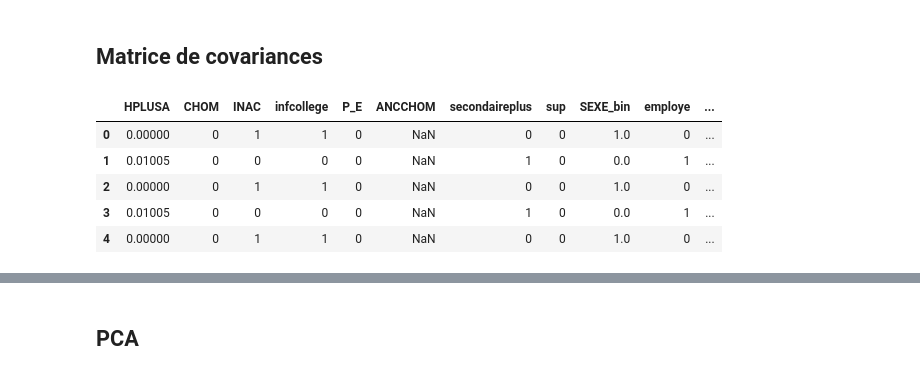
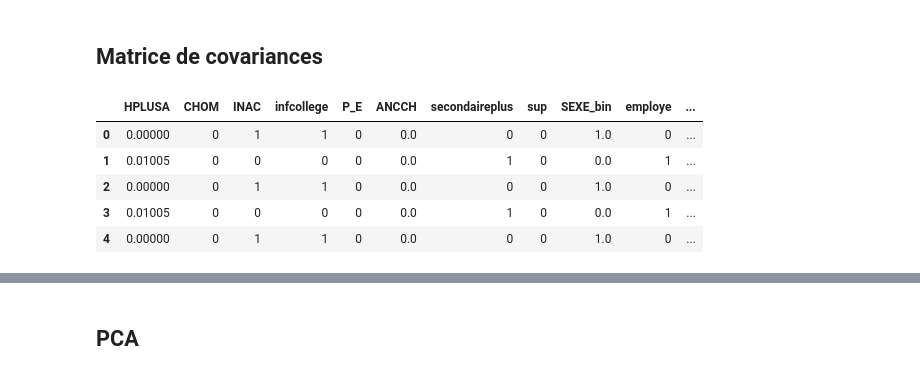
Before and after one commit to Alexis-Barrau/python_ensae, a Jupyter notebook: Scripts/Script first analysis.ipynb, the cells around one changed output, grey strips where cells are left out. Drawn from its saved outputs; the diff is of its cells as text; code cells hidden in the pictures.

```diff
--- a/Scripts/Script first analysis.ipynb
+++ b/Scripts/Script first analysis.ipynb
@@ -421,19 +421,19 @@ Name: ANCCH, dtype: float64
 # %% [markdown]
 ## Matrice de covariances
 # %%
-EEC_PCA1=EEC_PCA[['HPLUSA', 'CHOM','INAC', 'infcollege', 'P_E',"ANCCHOM",
+EEC_PCA1=EEC_PCA[['HPLUSA', 'CHOM','INAC', 'infcollege', 'P_E',"ANCCH",
        'secondaireplus', 'sup', 'SEXE_bin', 'employe', 'employeur', 'NAT',
        'JEUNE', 'ANCIEN', 'METROP', 'COUPLE', 'ENF']] #on omet NBTOTE pas assez d'ind.
 noms_var=EEC_PCA1.columns
 EEC_PCAW=EEC_PCA["EXTRIAN"].to_numpy()
 EEC_PCA1.head()
 # %% [output]
-|  | HPLUSA | CHOM | INAC | infcollege | P_E | ANCCHOM | secondaireplus | sup | SEXE_bin | employe | ... |
-| 0 | 0.00000 | 0 | 1 | 1 | 0 | NaN | 0 | 0 | 1.0 | 0 | ... |
-| 1 | 0.01005 | 0 | 0 | 0 | 0 | NaN | 1 | 0 | 0.0 | 1 | ... |
-| 2 | 0.00000 | 0 | 1 | 1 | 0 | NaN | 0 | 0 | 1.0 | 0 | ... |
-| 3 | 0.01005 | 0 | 0 | 0 | 0 | NaN | 1 | 0 | 0.0 | 1 | ... |
-| 4 | 0.00000 | 0 | 1 | 1 | 0 | NaN | 0 | 0 | 1.0 | 0 | ... |
+|  | HPLUSA | CHOM | INAC | infcollege | P_E | ANCCH | secondaireplus | sup | SEXE_bin | employe | ... |
+| 0 | 0.00000 | 0 | 1 | 1 | 0 | 0.0 | 0 | 0 | 1.0 | 0 | ... |
+| 1 | 0.01005 | 0 | 0 | 0 | 0 | 0.0 | 1 | 0 | 0.0 | 1 | ... |
+| 2 | 0.00000 | 0 | 1 | 1 | 0 | 0.0 | 0 | 0 | 1.0 | 0 | ... |
+| 3 | 0.01005 | 0 | 0 | 0 | 0 | 0.0 | 1 | 0 | 0.0 | 1 | ... |
+| 4 | 0.00000 | 0 | 1 | 1 | 0 | 0.0 | 0 | 0 | 1.0 | 0 | ... |
 # %%
 EEC_COV_NP=np.cov(EEC_PCA1.to_numpy(), rowvar=False, aweights=EEC_PCAW)
 EEC_COV=pd.DataFrame(EEC_COV_NP) #matrice de covariance pondérée
```
Also changed, not shown: parts of 5 cells of this notebook.
